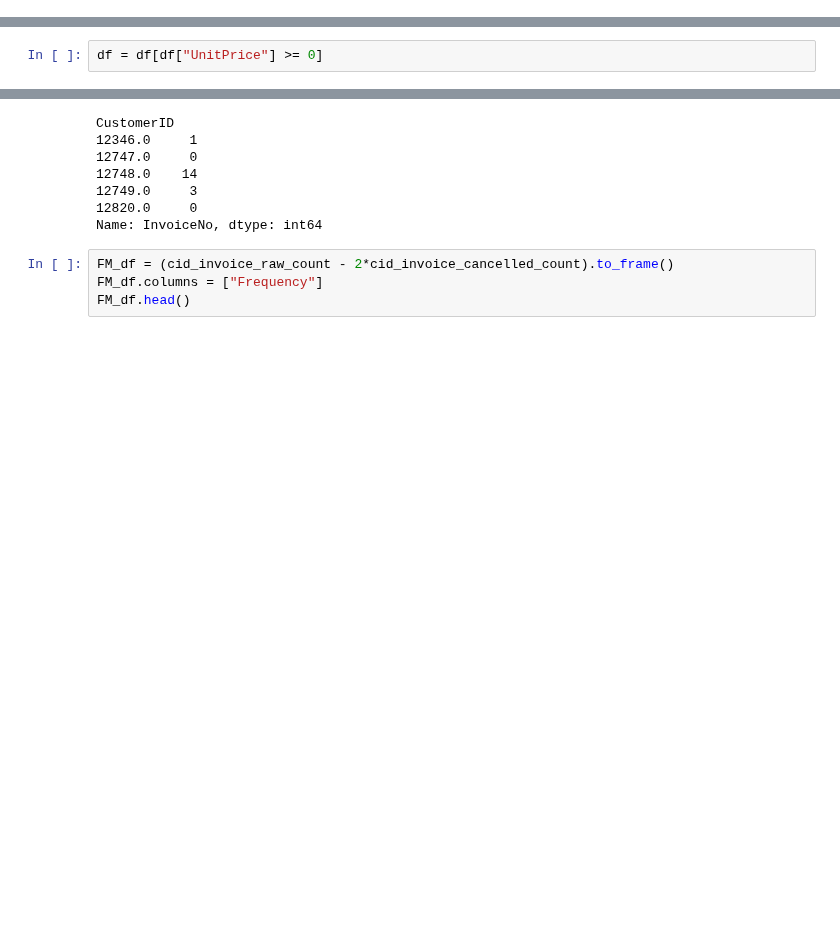
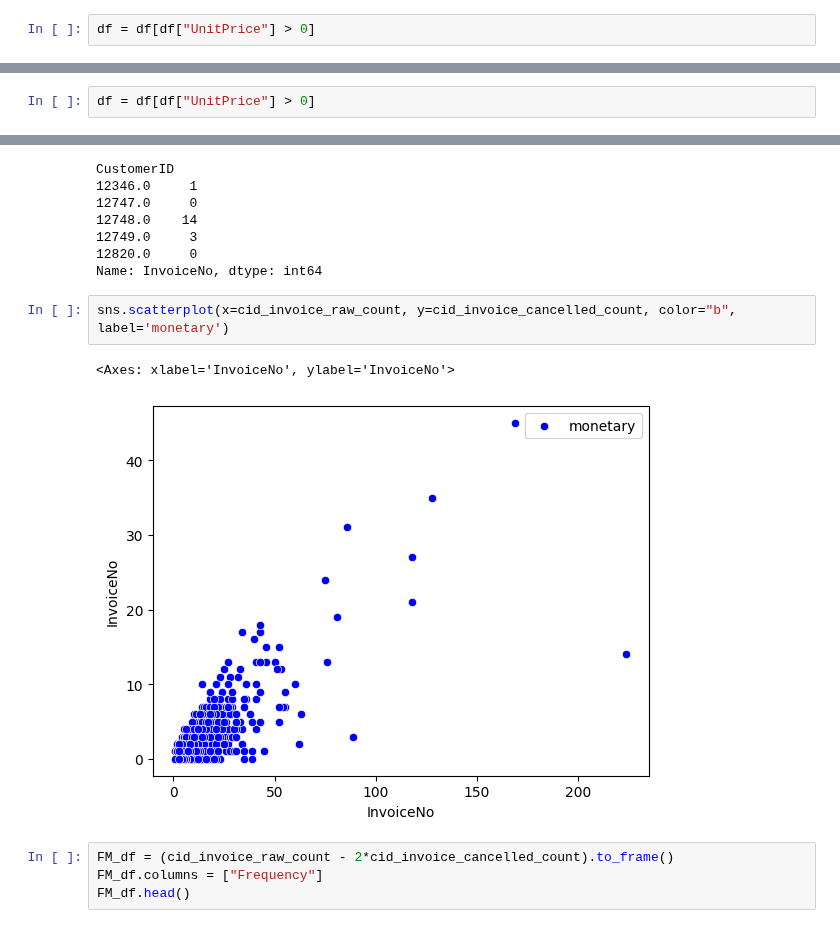
Before and after one commit to dmytrovelychko/rd_ds_python, a Jupyter notebook: hw_6.ipynb, the cells around one changed output, grey strips where cells are left out. Cells and saved outputs as stored; diff of their text form; blank space fills up the shorter version.

```diff
--- a/hw_6.ipynb
+++ b/hw_6.ipynb
@@ -162,3 +164,5 @@ print(df_with_cid[df_with_cid["UnitPrice"] == 0].shape)
+# %%
+df = df[df["UnitPrice"] > 0]
 # %%
 customers_with_cancelletions = df[df["Quantity"] < 0].groupby("CustomerID")["CustomerID"].count()
 customers_with_cancelletions.shape
@@ -197,7 +201,7 @@ df[df["CustomerID"] == 12346]
 # %% [markdown]
 UnitPrice < 0, всього 3 записи, вони не привʼязані до користувача, я перевірив що вони і не привʼязані до інвойсів з іншими видами продуктів, тому в рамках сегментації користувачів їх треба видалити
 # %%
-df = df[df["UnitPrice"] >= 0]
+df = df[df["UnitPrice"] > 0]
 # %% [markdown]
 2.2.Виведіть відсоток відсутніх значень у кожній із колонок.
 # %%
@@ -345,6 +369,11 @@ CustomerID
 12749.0     3
 12820.0     0
 Name: InvoiceNo, dtype: int64
+# %%
+sns.scatterplot(x=cid_invoice_raw_count, y=cid_invoice_cancelled_count, color="b", label='monetary')
+# %% [output]
+<Axes: xlabel='InvoiceNo', ylabel='InvoiceNo'>
+[figure, added]
 # %%
 FM_df = (cid_invoice_raw_count - 2*cid_invoice_cancelled_count).to_frame()
 FM_df.columns = ["Frequency"]
```
Also changed, not shown: parts of 10 cells of this notebook.
